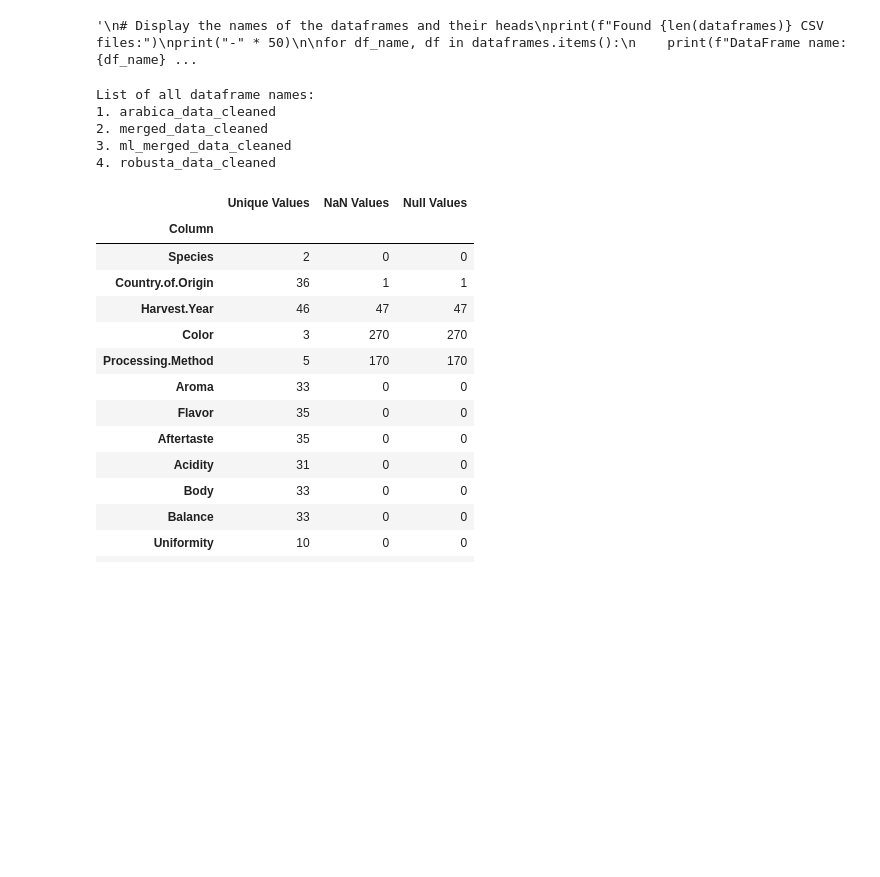
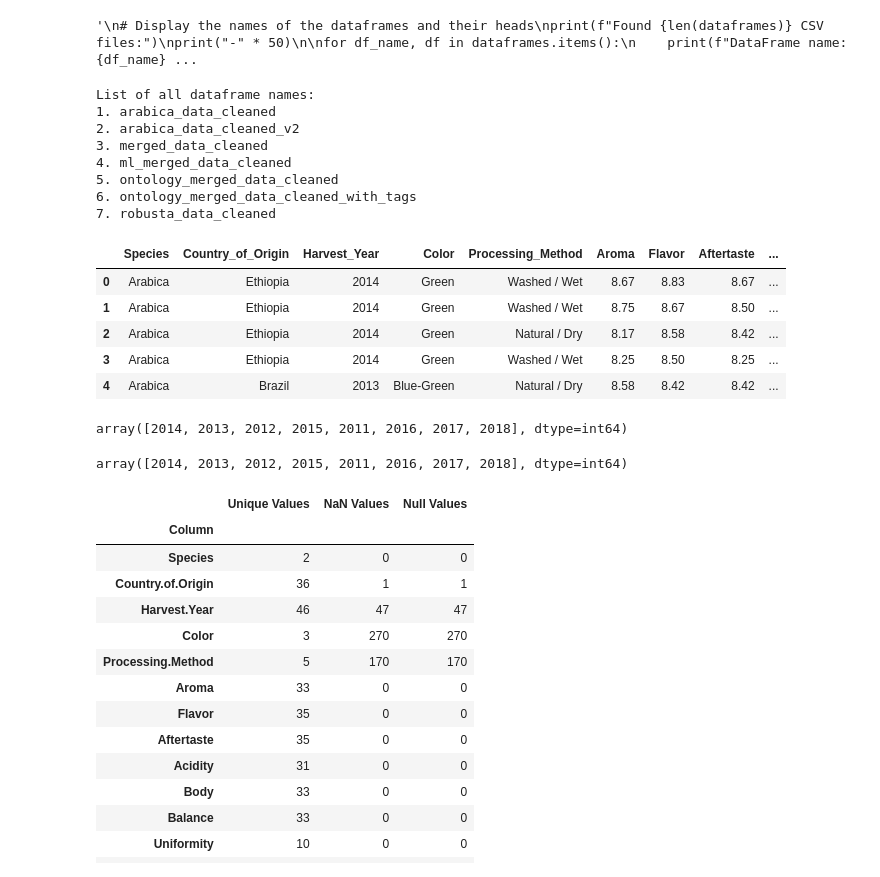
Before and after one commit to rachna-uva/info-org, a Jupyter notebook: initial.ipynb, the cells around one changed output. Drawn from its saved outputs; the diff is of its cells as text; code cells hidden in the pictures; blank space fills up the shorter version.

```diff
--- a/initial.ipynb
+++ b/initial.ipynb
@@ -9,3 +9,24 @@ from scipy.cluster.hierarchy import linkage, dendrogram, fcluster
 from sklearn.metrics import silhouette_score, davies_bouldin_score, calinski_harabasz_score
 from sklearn.manifold import TSNE
 import umap
+# %%
+# Get the list of CSV files in the data folder
+data_folder = 'data'
+csv_files = [file for file in os.listdir(data_folder) if file.endswith('.csv')]
+
+# Dictionary to store the dataframes
+dataframes = {}
+
+# Load each CSV file into a dataframe
+for file in csv_files:
+    # Create a dataframe name from the file name (removing .csv extension)
+    df_name = file.replace('.csv', '')
+
+    # Load the dataframe
+    file_path = os.path.join(data_folder, file)
+    dataframes[df_name] = pd.read_csv(file_path)
+
+# List all dataframe names
+print("List of all dataframe names:")
+for i, name in enumerate(dataframes.keys(), 1):
+    print(f"{i}. {name}")
@@ -49,9 +79,26 @@ merged_data_cleaned = dataframes['merged_data_cleaned']
 # %% [output]
 List of all dataframe names:
 1. arabica_data_cleaned
-2. merged_data_cleaned
-3. ml_merged_data_cleaned
-4. robusta_data_cleaned
+2. arabica_data_cleaned_v2
+3. merged_data_cleaned
+4. ml_merged_data_cleaned
+5. ontology_merged_data_cleaned
+6. ontology_merged_data_cleaned_with_tags
+7. robusta_data_cleaned
+# %%
+display(dataframes['ontology_merged_data_cleaned'].head())
+
+display(dataframes['ontology_merged_data_cleaned']['Harvest_Year'].unique())
+display(dataframes['ontology_merged_data_cleaned_with_tags']['Harvest_Year'].unique())
+# %% [output]
+|  | Species | Country_of_Origin | Harvest_Year | Color | Processing_Method | Aroma | Flavor | Aftertaste | ... |
+| 0 | Arabica | Ethiopia | 2014 | Green | Washed / Wet | 8.67 | 8.83 | 8.67 | ... |
+| 1 | Arabica | Ethiopia | 2014 | Green | Washed / Wet | 8.75 | 8.67 | 8.50 | ... |
+| 2 | Arabica | Ethiopia | 2014 | Green | Natural / Dry | 8.17 | 8.58 | 8.42 | ... |
+| 3 | Arabica | Ethiopia | 2014 | Green | Washed / Wet | 8.25 | 8.50 | 8.25 | ... |
+| 4 | Arabica | Brazil | 2013 | Blue-Green | Natural / Dry | 8.58 | 8.42 | 8.42 | ... |
+array([2014, 2013, 2012, 2015, 2011, 2016, 2017, 2018], dtype=int64)
+array([2014, 2013, 2012, 2015, 2011, 2016, 2017, 2018], dtype=int64)
 # %%
 # Preprocessing merged_data_cleaned
 
```
Also changed, not shown: parts of 2 cells of this notebook, 3 other files.
